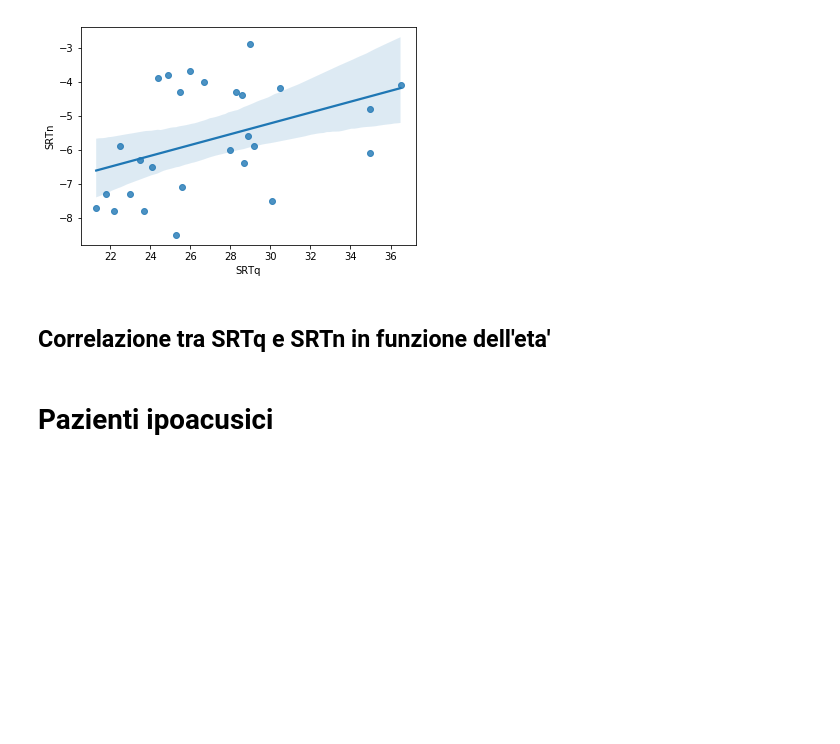
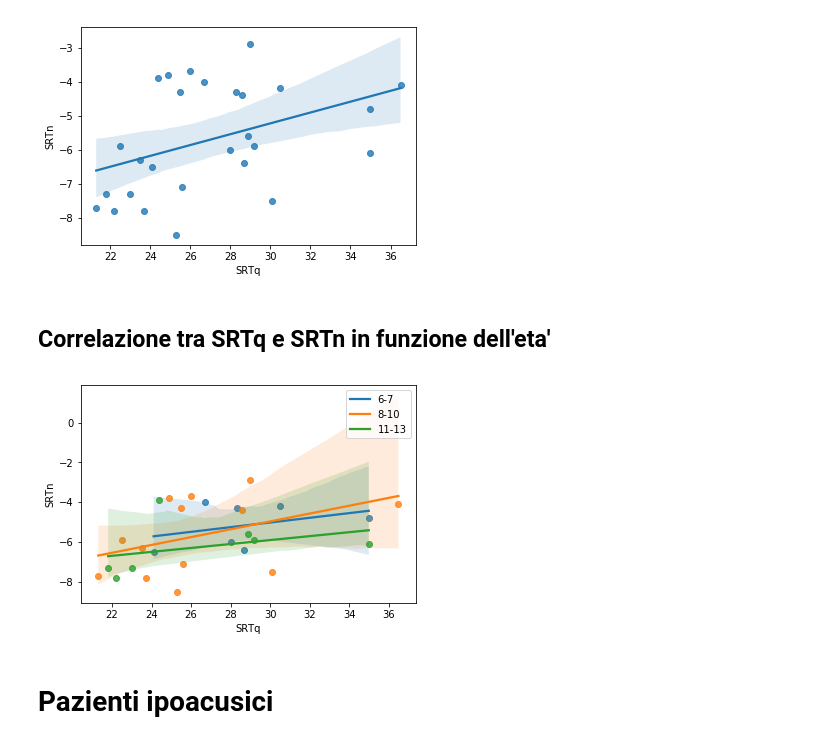
Before and after one commit to stellalessandra/analisi_tesi_med, a Jupyter notebook: analisi_tesi_med.ipynb, the cells around one changed output. Cells and saved outputs as stored; diff of their text form; code cells hidden in the pictures; blank space fills up the shorter version.

Commit message:
added figures cfr groups

```diff
--- a/analisi_tesi_med.ipynb
+++ b/analisi_tesi_med.ipynb
@@ -207,3 +205,15 @@ plt.savefig('figure/SRTn_vs_SRTq_normoacusici.png')
+# %%
+eta6_7normo = normoacusici[(normoacusici['ETA'] >= 6) & (normoacusici['ETA'] <= 7)]
+eta8_10normo = normoacusici[(normoacusici['ETA'] >= 8) & (normoacusici['ETA'] <= 10)]
+eta11_13normo = normoacusici[(normoacusici['ETA'] >=11) & (normoacusici['ETA'] <= 13)]
+# %%
+sns.regplot(x='SRTq', y='SRTn', data=eta6_7normo)
+sns.regplot(x='SRTq', y='SRTn', data=eta8_10normo)
+sns.regplot(x='SRTq', y='SRTn', data=eta11_13normo)
+plt.legend(['6-7', '8-10', '11-13'])
+plt.savefig('figure/SRTn_vs_SRTq_per_eta_normoacusici.png')
+# %% [output]
+[figure, added]
 # %% [markdown]
 # Pazienti ipoacusici
 # %%
```
Also changed, not shown: parts of 11 cells of this notebook.
